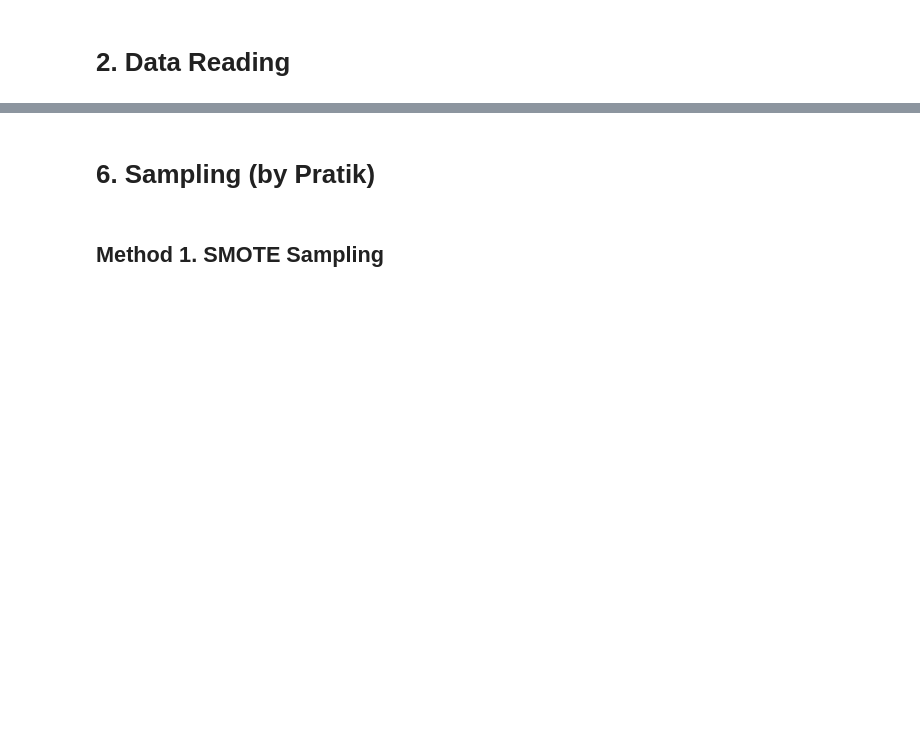
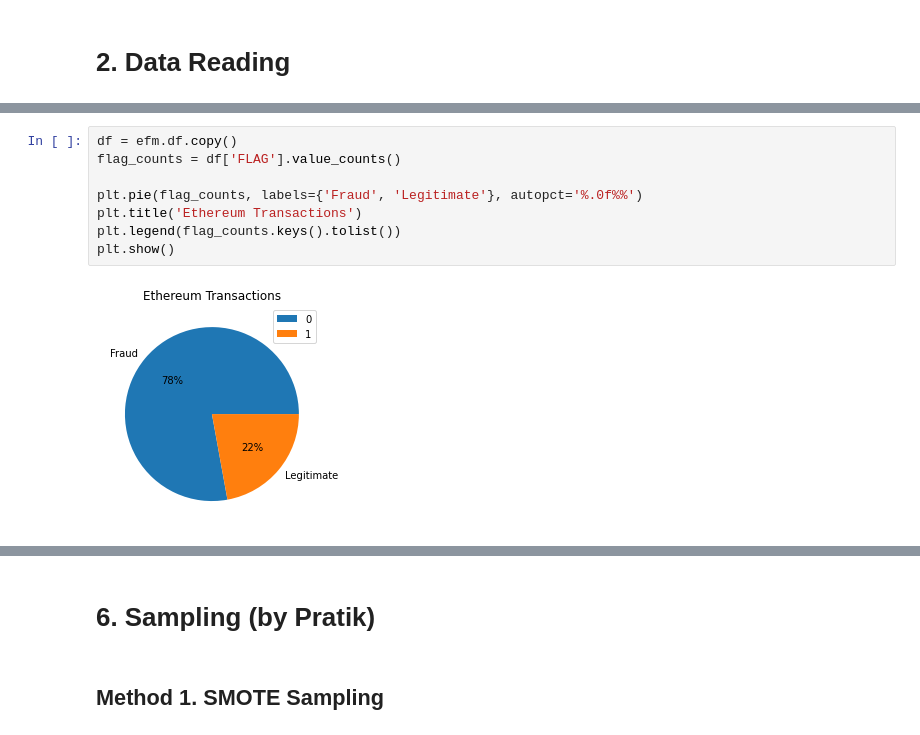
Before and after one commit to kennylee9672/EthereumFraudDetection, a Jupyter notebook: EthereumFraudModeling.ipynb, the cells around one changed output, grey strips where cells are left out. Saved outputs shown, nothing was run; the diff lists cells and outputs as text; blank space fills up the shorter version.

```diff
--- a/EthereumFraudModeling.ipynb
+++ b/EthereumFraudModeling.ipynb
@@ -246,0 +469,10 @@ display(efm.df.head())
+# %%
+df = efm.df.copy()
+flag_counts = df['FLAG'].value_counts()
+
+plt.pie(flag_counts, labels={'Fraud', 'Legitimate'}, autopct='%.0f%%')
+plt.title('Ethereum Transactions')
+plt.legend(flag_counts.keys().tolist())
+plt.show()
+# %% [output]
+[figure, added]
```
Also changed, not shown: parts of 42 cells of this notebook, 1 other file.
